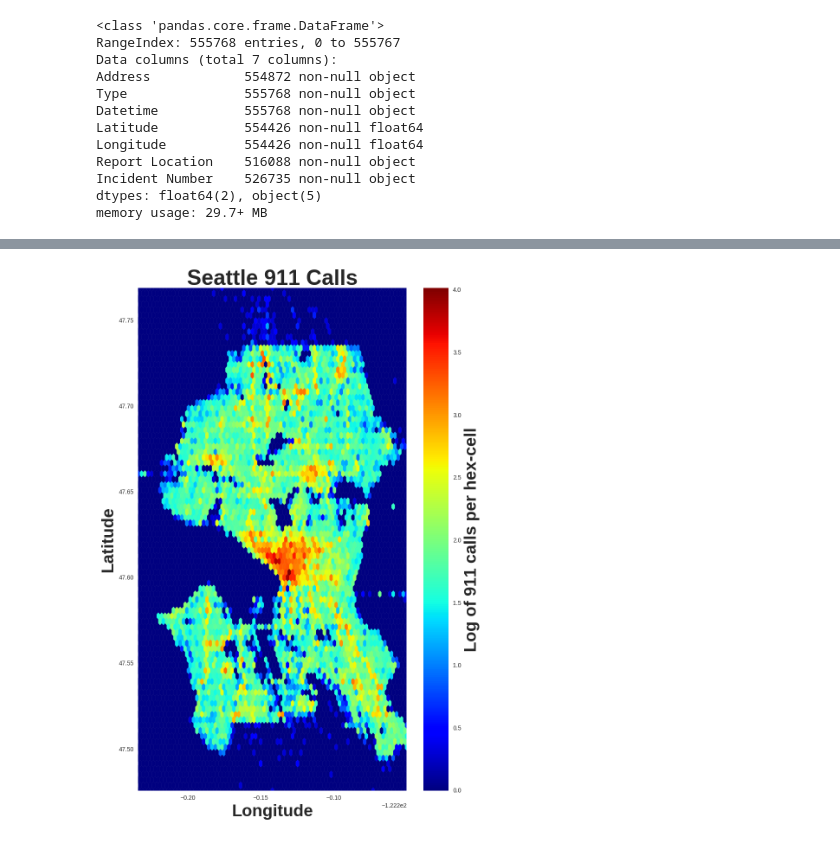
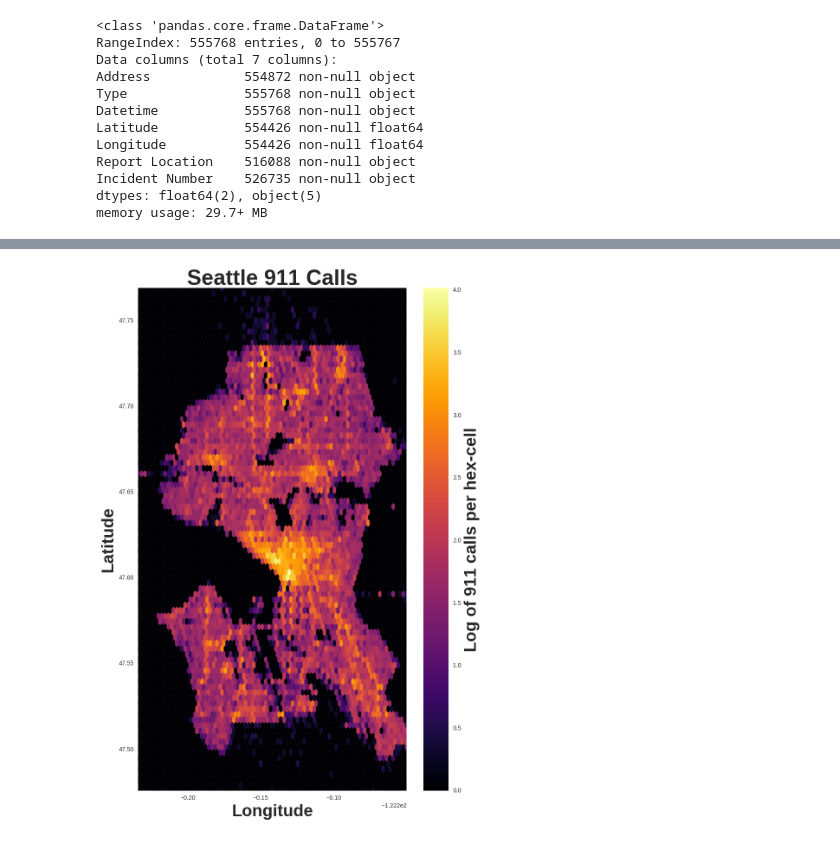
Before and after one commit to nickbuker/fun_plots1, a Jupyter notebook: src/Seattle911_EDA.ipynb, the cells around one changed output, grey strips where cells are left out. Saved outputs shown, nothing was run; the diff lists cells and outputs as text; code cells hidden in the pictures.

```diff
--- a/src/Seattle911_EDA.ipynb
+++ b/src/Seattle911_EDA.ipynb
@@ -15,7 +15,8 @@ import seaborn as sns
 # Create a Dataframe (data from data.seattle.gov)
 df = pd.read_csv('../seattle_911.csv', low_memory=False)
 # %%
-# Examine head of the DataFrame
+# Examine head of the DataFrame and remove empty first row
+df = df.ix[1:]
 df.head()
 # %% [output]
 |  | Address | Type | Datetime | Latitude | Longitude | Report Location | Incident Number |
@@ -120,24 +121,24 @@ plt.savefig('seattle_911_hex.png')
 # %%
 # Define axes for hexbin (3D histogram)
 x = df.Longitude
 y = df.Latitude
 
 # Use log of counts for bins to reveal more structure
 plt.figure(figsize=(10,15))
-plt.hexbin(x, y, gridsize=80, cmap=plt.cm.jet, bins='log')
+plt.hexbin(x, y, gridsize=80, cmap=plt.cm.inferno, bins='log')
 plt.axis([x.min(), x.max(), y.min(), y.max()])
 
 # Label axes and create plot title
 plt.xlabel('Longitude', fontsize=28, fontweight='bold')
 plt.ylabel('Latitude', fontsize=28, fontweight='bold')
 plt.title('Seattle 911 Calls', fontsize=36, fontweight='bold')
 
 # Generate colormap scale and label, save plot
 cb = plt.colorbar()
 cb.set_label('Log of 911 calls per hex-cell', fontsize=28, fontweight='bold')
 plt.savefig('seattle_911_hexlog.png')
 # %% [output]
-[figure, old version]
+[figure, new version]
 # %%
 # Investigate very 'hot' hex in downtown Seattle
 df = df[((df['Latitude'] < 47.62) & (df['Latitude'] > 47.60))]
```
Also changed, not shown: parts of 6 cells of this notebook, 4 other files.
